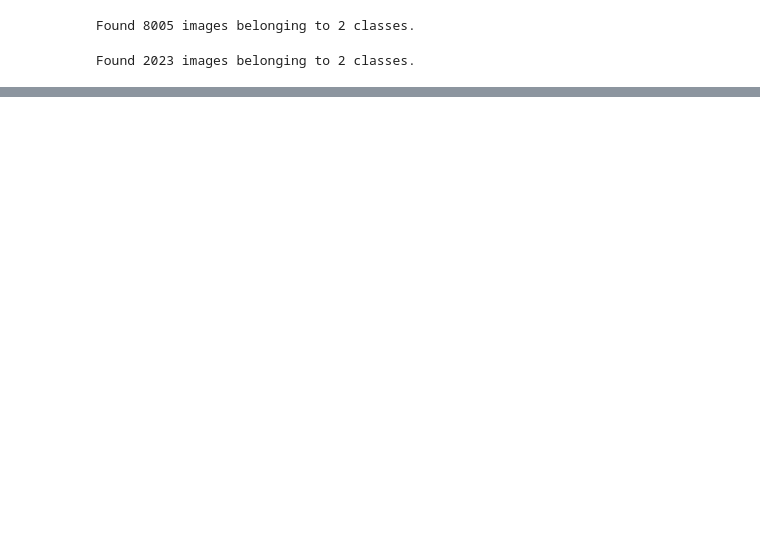
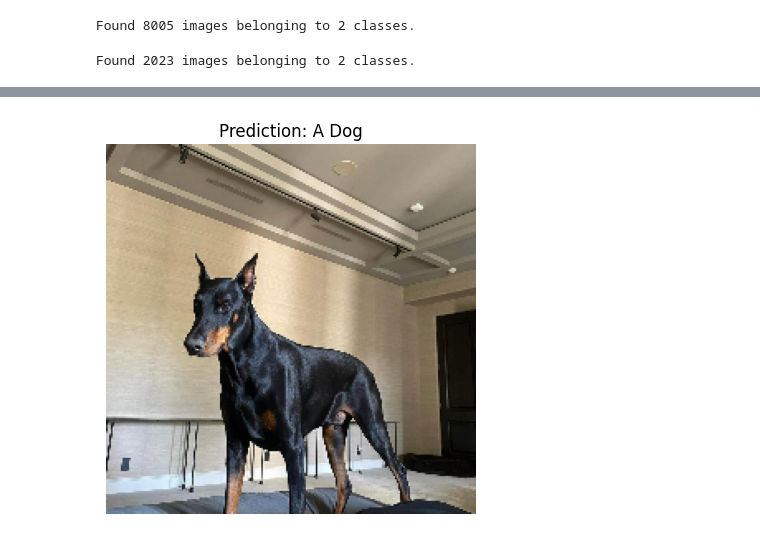
Before and after one commit to turki-ai/cats-vs-dogs-classification, a Jupyter notebook: cats_vs_dogs.ipynb, the cells around one changed output, grey strips where cells are left out. Drawn from its saved outputs; the diff is of its cells as text; code cells hidden in the pictures; blank space fills up the shorter version.

```diff
--- a/cats_vs_dogs.ipynb
+++ b/cats_vs_dogs.ipynb
@@ -99,3 +100,9 @@ from tensorflow.keras import Sequential
+# %%
+early_stop = EarlyStopping(
+    monitor = 'val_loss',
+    patience = 10,
+    restore_best_weights = True
+)
 # %%
 computerVisionCatVSDogs = Sequential([
     Conv2D(16,3, activation='relu', input_shape = (224,224,3)),
@@ -118,8 +125,9 @@ computerVisionCatVSDogs.compile(
 # %%
 history = computerVisionCatVSDogs.fit(
     trainDataAugmentedShuffled,
-    epochs = 14,
+    epochs = 100,
     validation_data = testDataAugmentedShuffled,
-    validation_batch_size = len(testDataAugmentedShuffled)
+    validation_batch_size = len(testDataAugmentedShuffled),
+    callbacks = [early_stop]
 )
 # %% [output]
@@ -198 +206,4 @@ pred_and_plot(computerVisionCatVSDogs, filename='bagira.jpg')
 [figure]
+# %%
+pred_and_plot(computerVisionCatVSDogs, filename='Caesar .jpg')
+# %% [output]
@@ -198,0 +211 @@ pred_and_plot(computerVisionCatVSDogs, filename='bagira.jpg')
+[figure, added]
```
Also changed, not shown: parts of 10 cells of this notebook.
